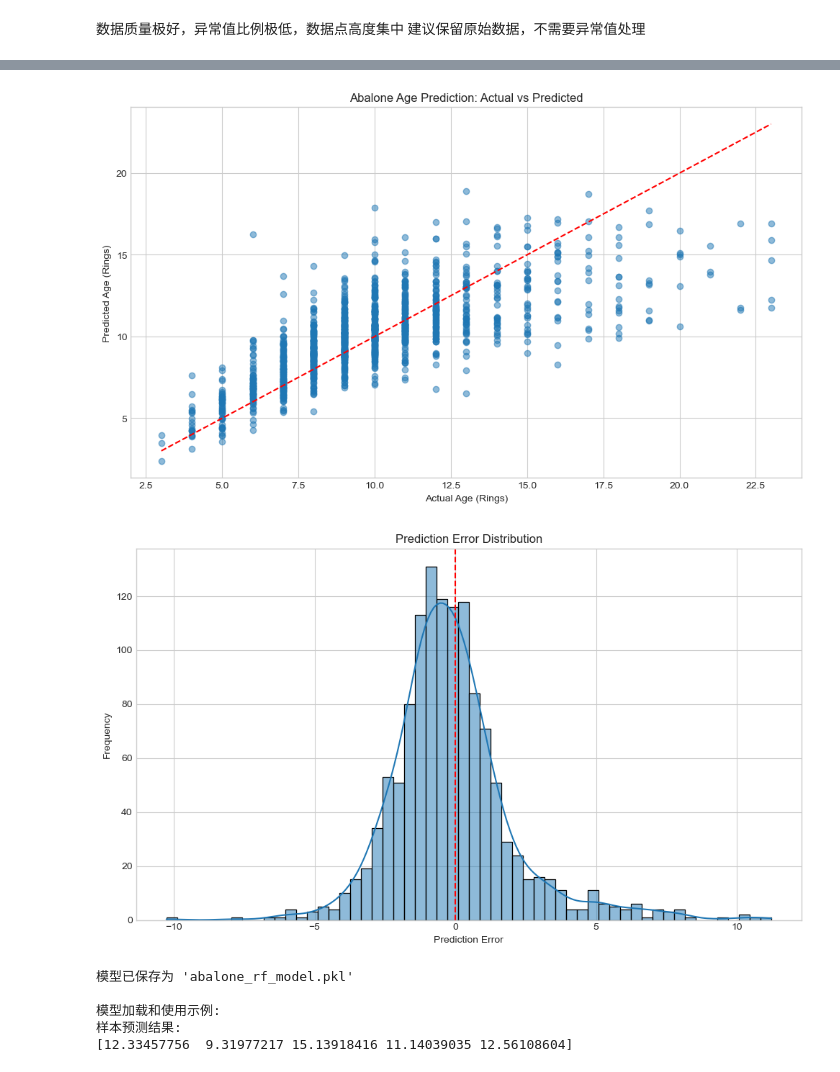
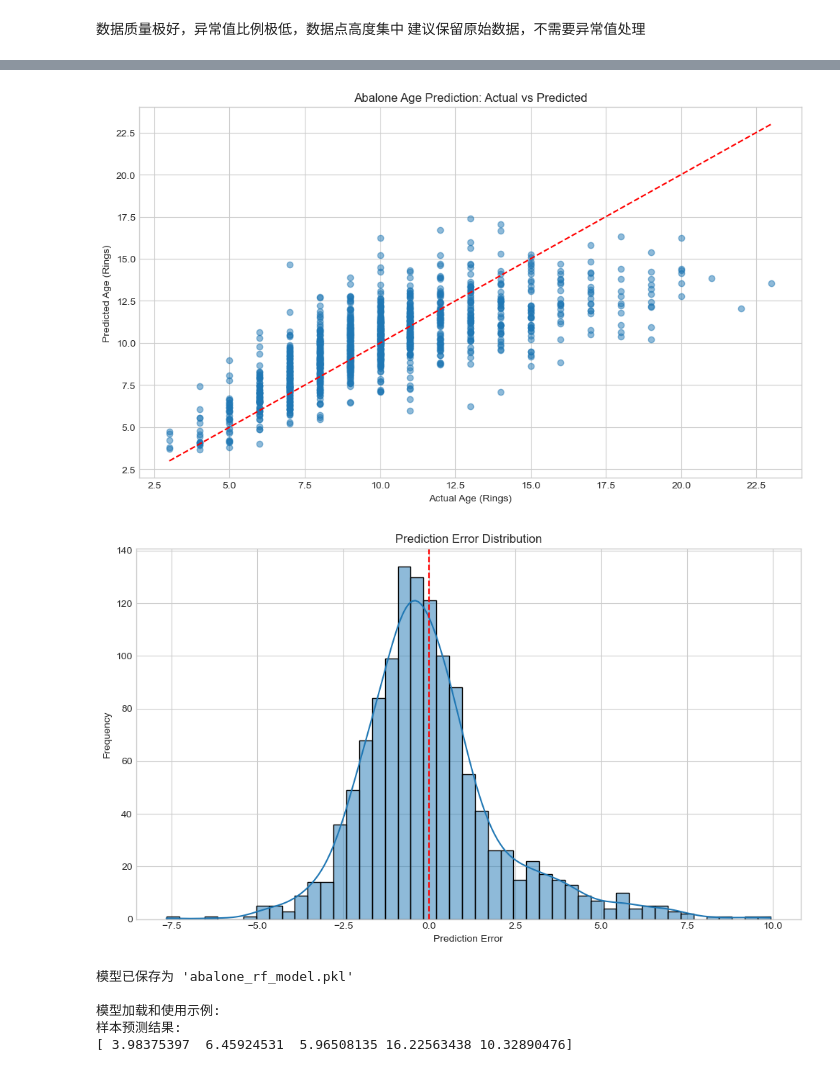
Before and after one commit to WuYujie666/abalone-analysis, a Jupyter notebook: ourAbalone.ipynb, the cells around one changed output, grey strips where cells are left out. Saved outputs shown, nothing was run; the diff lists cells and outputs as text; code cells hidden in the pictures.

```diff
--- a/ourAbalone.ipynb
+++ b/ourAbalone.ipynb
@@ -78,7 +248,7 @@ def preprocess_data(data):
     return data_encoded, numerical_features
 
 # 读取数据
-data = pd.read_csv('abalone.data.csv')
+data = pd.read_csv('abalone_cleaned.csv')
 print(f"原始数据形状: {data.shape}")
 
 # 数据预处理
@@ -591,9 +653,14 @@ KeyboardInterrupt:
 # %%
-
 import seaborn as sns
+import numpy as np
+import matplotlib.pyplot as plt
+import os
 from sklearn.model_selection import train_test_split, GridSearchCV, cross_val_score
 from sklearn.ensemble import RandomForestRegressor
 from sklearn.metrics import mean_squared_error, mean_absolute_error, r2_score
+
+# 创建保存图片的文件夹
+os.makedirs('./figures', exist_ok=True)
 
 # 1. 创建基础随机森林模型
 rf_model = RandomForestRegressor(random_state=42)
@@ -679,7 +746,7 @@ plt.figure(figsize=(10, 6))
 sns.barplot(x='Importance', y='Feature', data=feature_importance)
 plt.title('Random Forest Model - Feature Importance')
 plt.tight_layout()
-plt.savefig('feature_importance.png')
+plt.savefig('./figures/3_random_forest_feature_importance.png', dpi=300, bbox_inches='tight')
 plt.show()
 
 # 10. 可视化预测结果 - 使用英文标题和标签
@@ -690,7 +757,7 @@ plt.xlabel('Actual Age (Rings)')
 plt.ylabel('Predicted Age (Rings)')
 plt.title('Abalone Age Prediction: Actual vs Predicted')
 plt.tight_layout()
-plt.savefig('prediction_results.png')
+plt.savefig('./figures/3_random_forest_predicted_vs_actual.png', dpi=300, bbox_inches='tight')
 plt.show()
 
 # 11. 预测误差分布 - 使用英文标题和标签
@@ -702,7 +769,7 @@ plt.ylabel('Frequency')
 plt.title('Prediction Error Distribution')
 plt.axvline(x=0, color='r', linestyle='--')
 plt.tight_layout()
-plt.savefig('error_distribution.png')
+plt.savefig('./figures/3_random_forest_error_distribution.png', dpi=300, bbox_inches='tight')
 plt.show()
 
 # 12. 保存模型
@@ -740,10 +807,10 @@ Fitting 3 folds for each of 8 candidates, totalling 24 fits
-[figure, old version]
+[figure, new version]
-[figure, old version]
+[figure, new version]
 模型已保存为 'abalone_rf_model.pkl'
 
 模型加载和使用示例:
 样本预测结果:
-[12.33457756  9.31977217 15.13918416 11.14039035 12.56108604]
+[ 3.98375397  6.45924531  5.96508135 16.22563438 10.32890476]
 # %%
 import seaborn as sns
 import matplotlib.pyplot as plt
```
Also changed, not shown: parts of 9 cells of this notebook, 28 other files.
